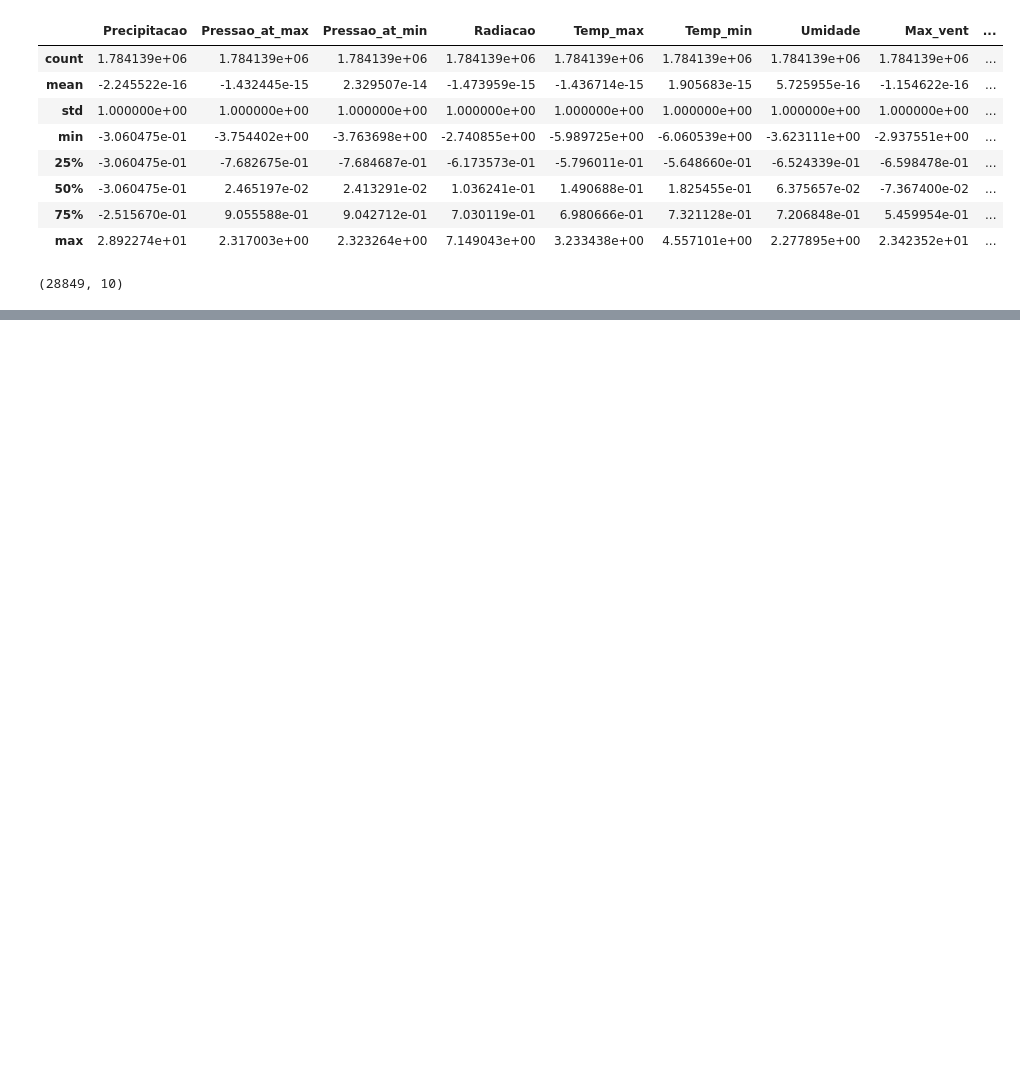
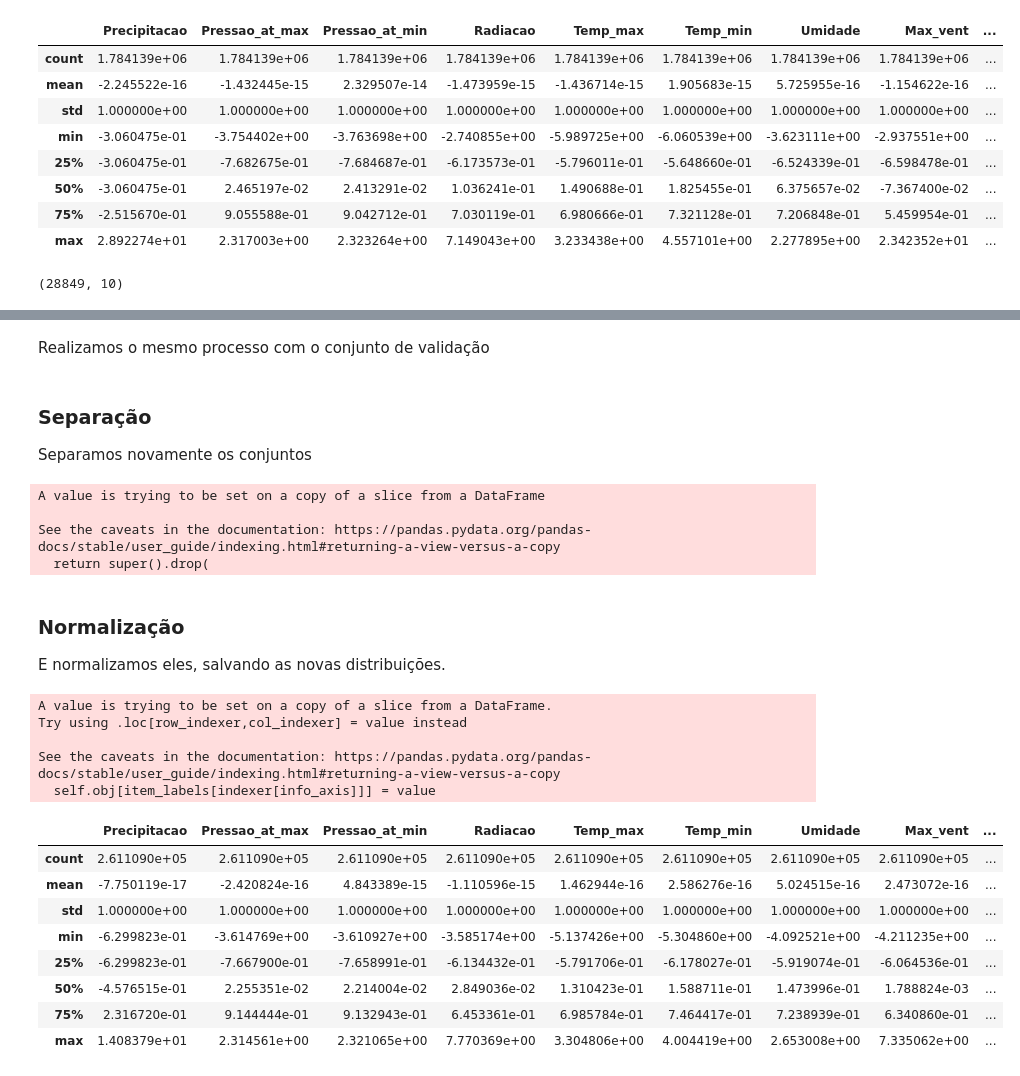
Before and after one commit to BReATH-Brazilian-Research/breath_ml, a Jupyter notebook: models/nn_rnn.ipynb, the cells around one changed output, grey strips where cells are left out. Cells and saved outputs as stored; diff of their text form; code cells hidden in the pictures; blank space fills up the shorter version.

```diff
--- a/models/nn_rnn.ipynb
+++ b/models/nn_rnn.ipynb
@@ -1022,0 +672,18 @@ manager.compile_fit_save(optimizer=keras.optimizers.Adam(), epochs=200)
+# %%
+# Preparamos o banco de dados
+
+from sqlalchemy import create_engine
+engine = create_engine("sqlite://", echo=False)
+# %%
+engine.execute("DROP TABLE IF EXISTS Clima_Casos")
+
+#Convertemos os dados para SQL
+train_df.to_sql("Clima_Casos", con=engine)
+
+# Realizamos a query para agrupar os dados
+query = "SELECT Nome_municipio, Sum(Precipitacao) as Precipitacao, Avg(Pressao_at_max) as Pressao_at_max, "
+query += "Avg(Pressao_at_min) as Pressao_at_min, Avg(Radiacao) as Radiacao, Avg(Temp_max) as Temp_max, Avg(Temp_min) as Temp_min, "
+query += "Avg(Umidade) as Umidade, Avg(Max_vent) as Max_vent, Avg(Velocidade_vent) as Velocidade_vent, Pop_estimada, "
+query += " DIA/7 AS Semana, Sum(Casos) as Casos FROM Clima_Casos GROUP BY Nome_municipio, Semana"
+
+train_df_week = pd.read_sql_query(query, engine)
@@ -1022,0 +707,35 @@ manager.compile_fit_save(optimizer=keras.optimizers.Adam(), epochs=200)
+# %% [markdown]
+Realizamos o mesmo processo com o conjunto de validação
+# %%
+engine.execute("DROP TABLE IF EXISTS Clima_Casos")
+
+val_df.to_sql("Clima_Casos", con=engine)
+query = "SELECT Nome_municipio, Sum(Precipitacao) as Precipitacao, Avg(Pressao_at_max) as Pressao_at_max, "
+query += "Avg(Pressao_at_min) as Pressao_at_min, Avg(Radiacao) as Radiacao, Avg(Temp_max) as Temp_max, Avg(Temp_min) as Temp_min, "
+query += "Avg(Umidade) as Umidade, Avg(Max_vent) as Max_vent, Avg(Velocidade_vent) as Velocidade_vent, Pop_estimada, "
+query += " DIA/7 AS Semana, Sum(Casos) as Casos FROM Clima_Casos GROUP BY Nome_municipio, Semana"
+
+val_df_week = pd.read_sql_query(query, engine)
+# %% [markdown]
+### Separação
+
+Separamos novamente os conjuntos
+# %%
+features_names.remove("Dia")
+
+train_features = train_df_week[features_names]
+val_features = val_df_week[features_names]
+
+drop_columns = ["Nome_municipio"]
+
+for column in drop_columns:
+    train_features.drop(column, axis="columns", inplace=True)
+    val_features.drop(column, axis="columns", inplace=True)
+
+train_target = train_df_week["Casos"]
+val_target = val_df_week["Casos"]
+# %% [output]
+A value is trying to be set on a copy of a slice from a DataFrame
+
+See the caveats in the documentation: https://pandas.pydata.org/pandas-docs/stable/user_guide/indexing.html#returning-a-view-versus-a-copy
+  return super().drop(
@@ -1022,0 +745,4 @@ manager.compile_fit_save(optimizer=keras.optimizers.Adam(), epochs=200)
+# %% [markdown]
+### Normalização
+
+E normalizamos eles, salvando as novas distribuições.
@@ -1022,0 +762,22 @@ manager.compile_fit_save(optimizer=keras.optimizers.Adam(), epochs=200)
+# %%
+for df in [train_features, val_features]:
+    for column in train_features:
+        df.loc[:, column] = (df[column]-train_dist[column]["mean"])/train_dist[column]["std"]
+# %% [output]
+A value is trying to be set on a copy of a slice from a DataFrame.
+Try using .loc[row_indexer,col_indexer] = value instead
+
+See the caveats in the documentation: https://pandas.pydata.org/pandas-docs/stable/user_guide/indexing.html#returning-a-view-versus-a-copy
+  self.obj[item_labels[indexer[info_axis]]] = value
+# %%
+train_features.describe()
+# %% [output]
+|  | Precipitacao | Pressao_at_max | Pressao_at_min | Radiacao | Temp_max | Temp_min | Umidade | Max_vent | ... |
+| count | 2.611090e+05 | 2.611090e+05 | 2.611090e+05 | 2.611090e+05 | 2.611090e+05 | 2.611090e+05 | 2.611090e+05 | 2.611090e+05 | ... |
+| mean | -7.750119e-17 | -2.420824e-16 | 4.843389e-15 | -1.110596e-15 | 1.462944e-16 | 2.586276e-16 | 5.024515e-16 | 2.473072e-16 | ... |
+| std | 1.000000e+00 | 1.000000e+00 | 1.000000e+00 | 1.000000e+00 | 1.000000e+00 | 1.000000e+00 | 1.000000e+00 | 1.000000e+00 | ... |
+| min | -6.299823e-01 | -3.614769e+00 | -3.610927e+00 | -3.585174e+00 | -5.137426e+00 | -5.304860e+00 | -4.092521e+00 | -4.211235e+00 | ... |
+| 25% | -6.299823e-01 | -7.667900e-01 | -7.658991e-01 | -6.134432e-01 | -5.791706e-01 | -6.178027e-01 | -5.919074e-01 | -6.064536e-01 | ... |
+| 50% | -4.576515e-01 | 2.255351e-02 | 2.214004e-02 | 2.849036e-02 | 1.310423e-01 | 1.588711e-01 | 1.473996e-01 | 1.788824e-03 | ... |
+| 75% | 2.316720e-01 | 9.144444e-01 | 9.132943e-01 | 6.453361e-01 | 6.985784e-01 | 7.464417e-01 | 7.238939e-01 | 6.340860e-01 | ... |
+| max | 1.408379e+01 | 2.314561e+00 | 2.321065e+00 | 7.770369e+00 | 3.304806e+00 | 4.004419e+00 | 2.653008e+00 | 7.335062e+00 | ... |
```
Also changed, not shown: parts of 171 cells of this notebook, 17 other files.
